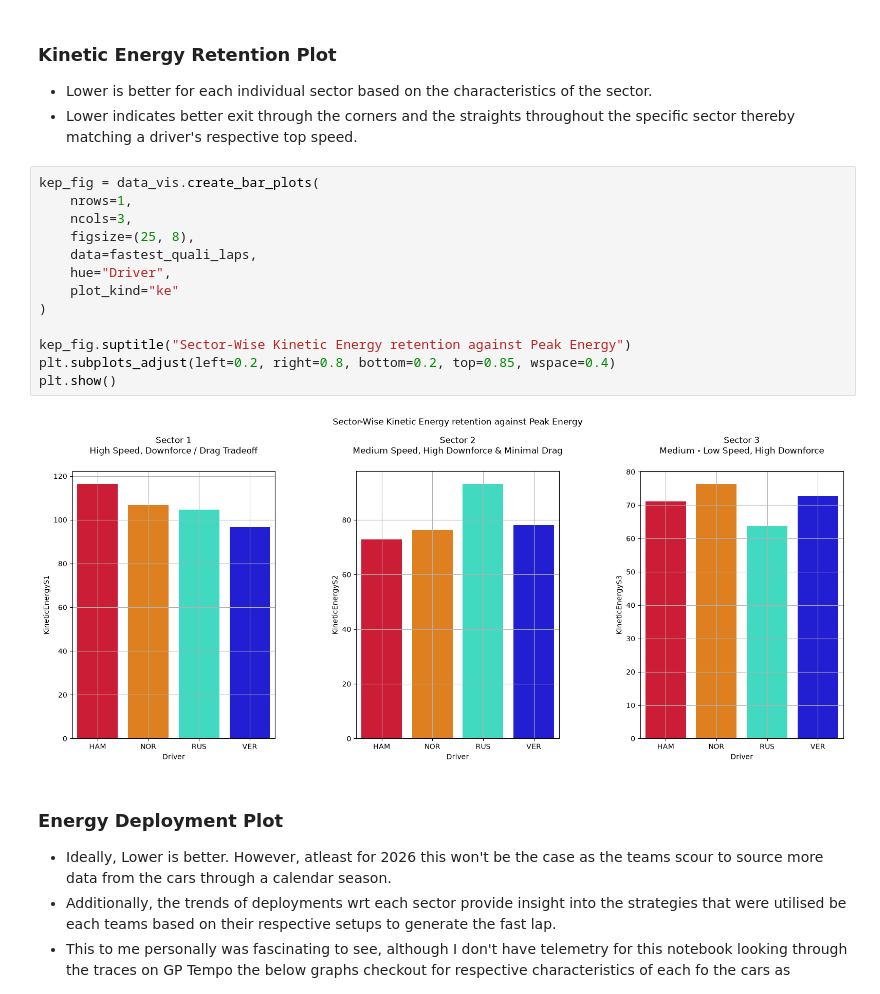
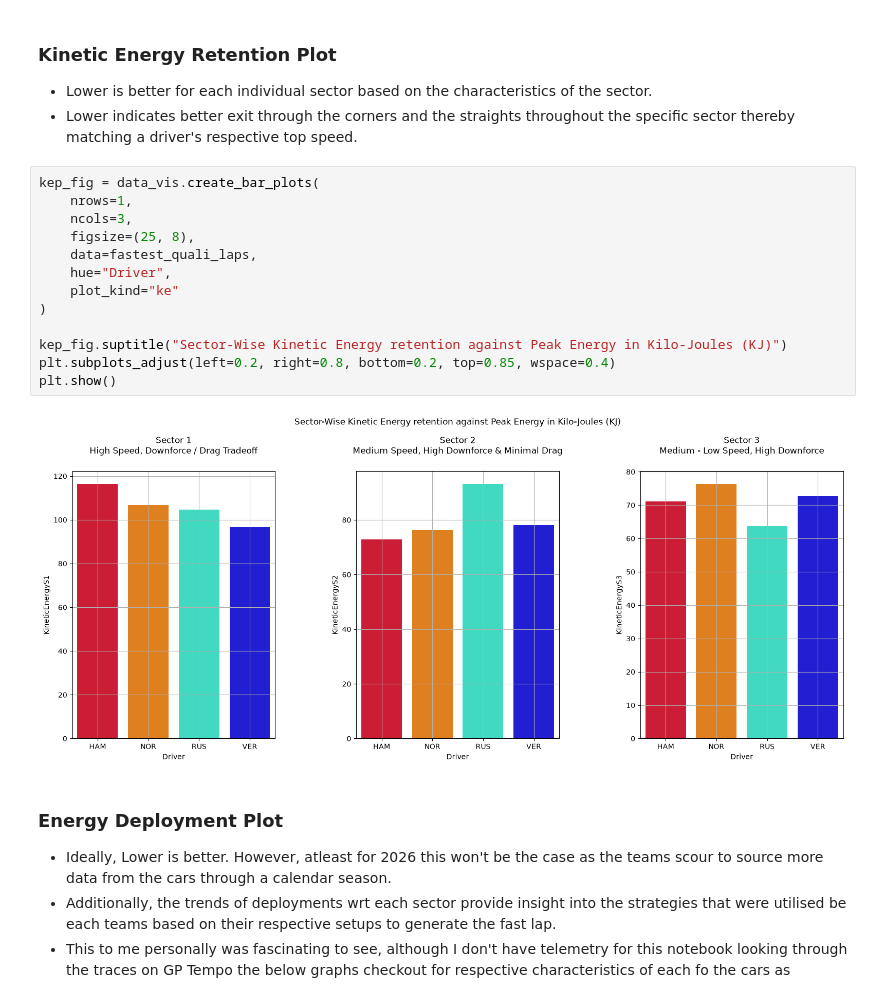
Before and after one commit to anilhimam17/Racing-all-Along, a Jupyter notebook: F1/notebooks/race_debriefs_2026/barcelona_quali.ipynb, the cells around one changed output. Cells and saved outputs as stored; diff of their text form.

Commit message:
refactor: updated graph titles

```diff
--- a/F1/notebooks/race_debriefs_2026/barcelona_quali.ipynb
+++ b/F1/notebooks/race_debriefs_2026/barcelona_quali.ipynb
@@ -371,18 +371,18 @@ plt.show()
 # %%
 kep_fig = data_vis.create_bar_plots(
     nrows=1,
     ncols=3,
     figsize=(25, 8),
     data=fastest_quali_laps,
     hue="Driver",
     plot_kind="ke"
 )
 
-kep_fig.suptitle("Sector-Wise Kinetic Energy retention against Peak Energy")
+kep_fig.suptitle("Sector-Wise Kinetic Energy retention against Peak Energy in Kilo-Joules (KJ)")
 plt.subplots_adjust(left=0.2, right=0.8, bottom=0.2, top=0.85, wspace=0.4)
 plt.show()
 # %% [output]
-[figure, old version]
+[figure, new version]
 # %% [markdown]
 ### Energy Deployment Plot
 - Ideally, Lower is better. However, atleast for 2026 this won't be the case as the teams scour to source more data from the cars through a calendar season.
```
Also changed, not shown: parts of 1 cell of this notebook.
